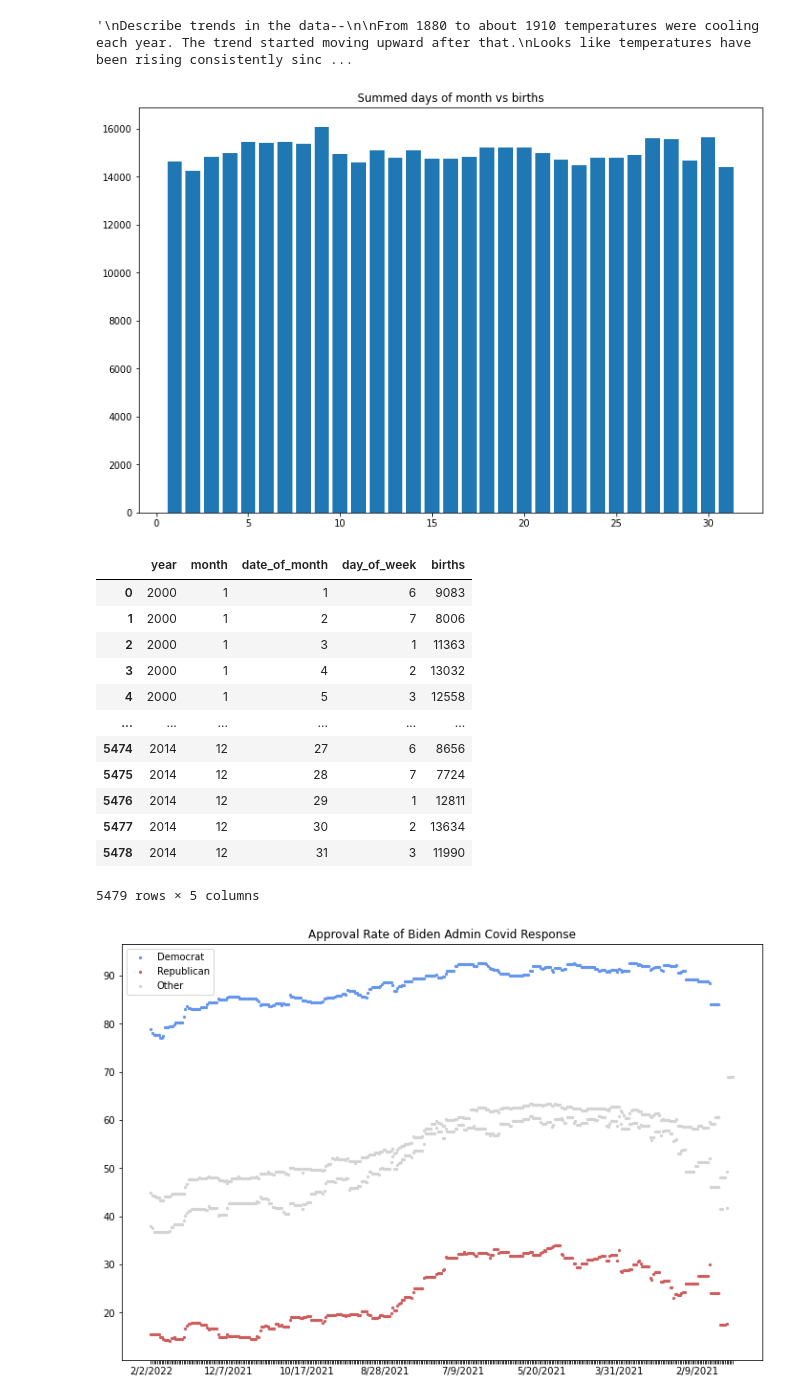
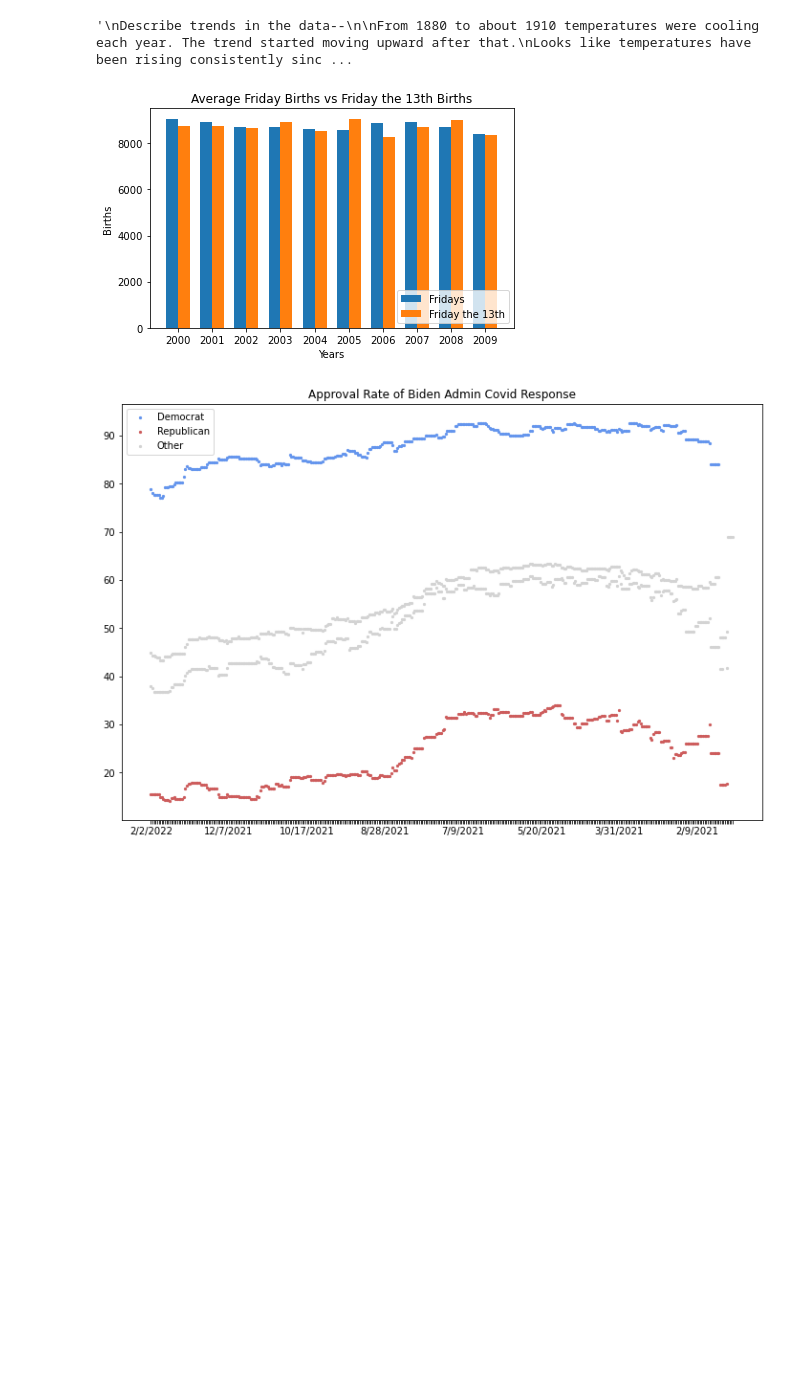
Before and after one commit to sarkunz/CS6635-Assign1, a Jupyter notebook: assign1.ipynb, the cells around one changed output. Drawn from its saved outputs; the diff is of its cells as text; code cells hidden in the pictures; blank space fills up the shorter version.

Commit message:
Pretty good birth stuff

```diff
--- a/assign1.ipynb
+++ b/assign1.ipynb
@@ -186,37 +190,54 @@ Looks like temperatures have been rising consistently since about 1980.
 # %%
 """
 2
 Download the U.S. Birth data set: https://git.io/Jt45X.
 What day of the month had the highest number of births?
 10th
 What day of the month had the lowest number of births?
 2nd
 Are there any interesting trends in the data, i.e. more births in Summer or Winter? What
 about births on Friday the 13th?
+Looks like there are consistently fewer births on friday the 13th
 
 """
 df = pd.read_csv('US_births_2000-2014_SSA.csv')
 
-plt.figure(figsize=(12,8))
-plt.bar(df['date_of_month'], df['births'])
-plt.title("Summed days of month vs births")
+######### Number of births/ day of the month
+# plt.figure(figsize=(12,8))
+# plt.bar(df['date_of_month'], df['births'])
+# plt.title("Summed days of month vs births")
+# plt.show()
+
+########## Friday the 13th births
+f13 = df.loc[(df['date_of_month'] == 13) & (df['day_of_week'] == 6)]
+f = df.loc[(df['date_of_month'] != 13) & (df['day_of_week'] == 6)]
+
+labels = []
+y_f = []
+y_f13 = []
+for i in range(10):
+    yr = i + 2000
+    labels.append(str(yr))
+    y_f.append(np.mean(f.loc[f['year'] == yr]['births']))
+    y_f13.append(np.mean(f13.loc[f13['year'] == yr]['births']))
+
+width = 0.35  # the width of the bars
+x = np.arange(len(labels))  # the label locations
+fig, ax = plt.subplots()
+rects1 = ax.bar(x - width/2, y_f, width, label='Fridays')
+rects2 = ax.bar(x + width/2, y_f13, width, label='Friday the 13th')
+
+ax.set_ylabel('Births')
+ax.set_xlabel('Years')
+ax.set_title("Average Friday Births vs Friday the 13th Births")
+ax.set_xticks(x, labels)
+ax.legend(loc="lower right")
+fig.tight_layout()
 plt.show()
-df
+
+####### Summer vs Winter births
 # %% [output]
-[figure, old version]
+[figure, new version]
-|  | year | month | date_of_month | day_of_week | births |
-| 0 | 2000 | 1 | 1 | 6 | 9083 |
-| 1 | 2000 | 1 | 2 | 7 | 8006 |
-| 2 | 2000 | 1 | 3 | 1 | 11363 |
-| 3 | 2000 | 1 | 4 | 2 | 13032 |
-| 4 | 2000 | 1 | 5 | 3 | 12558 |
-| ... | ... | ... | ... | ... | ... |
-| 5474 | 2014 | 12 | 27 | 6 | 8656 |
-| 5475 | 2014 | 12 | 28 | 7 | 7724 |
-| 5476 | 2014 | 12 | 29 | 1 | 12811 |
-| 5477 | 2014 | 12 | 30 | 2 | 13634 |
-| 5478 | 2014 | 12 | 31 | 3 | 11990 |
-5479 rows × 5 columns
 # %%
 """
 3 [18 pts] Five Thirty Eight maintains a sever with many interesting datasets:
```
Also changed, not shown: parts of 3 cells of this notebook.
